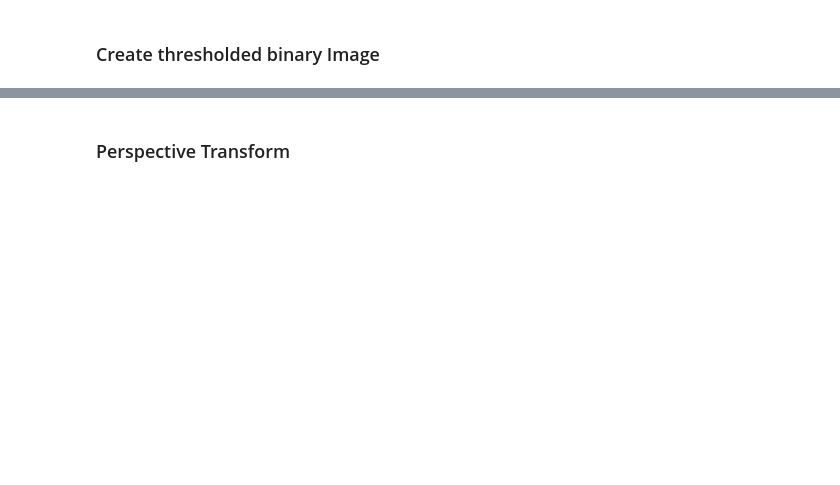
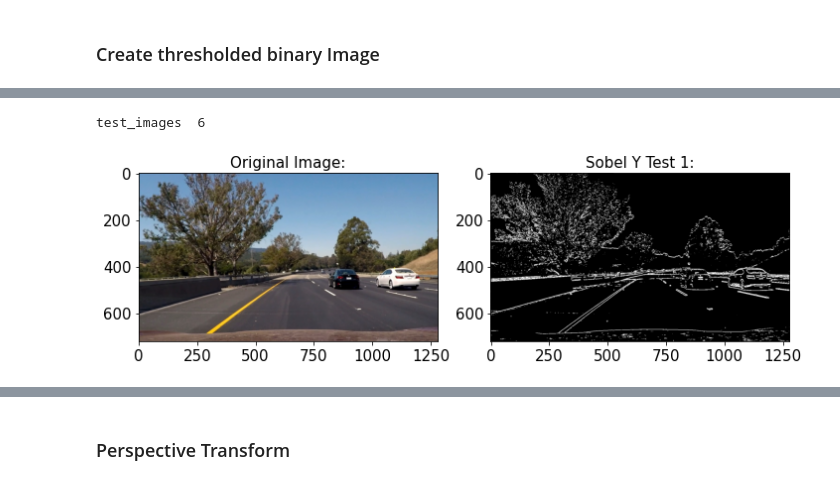
Before and after one commit to Usam95/CarND-Advanced-Lane-Lines, a Jupyter notebook: Advanced_Lane_Lines.ipynb, the cells around one changed output, grey strips where cells are left out. Drawn from its saved outputs; the diff is of its cells as text; code cells hidden in the pictures; blank space fills up the shorter version.

```diff
--- a/Advanced_Lane_Lines.ipynb
+++ b/Advanced_Lane_Lines.ipynb
@@ -91,0 +125,13 @@ def undistort_image(image):
+# %%
+def bgr_to_rgb(img):
+    return cv2.cvtColor(img, cv2.COLOR_BGR2RGB)
+
+def plotter(test_img, new_img, plot_title=None, n=0):
+    f, (ax1, ax2) = plt.subplots(1, 2, figsize=(10,5))
+    f.tight_layout()
+    matplotlib.rc('xtick', labelsize=15)
+    matplotlib.rc('ytick', labelsize=15)
+    ax1.imshow(test_img)
+    ax1.set_title('Original Image:', fontsize=15)
+    ax2.imshow(new_img, cmap='gray')
+    ax2.set_title('{0} Test {1}:'.format(plot_title, n+1), fontsize=15)
@@ -112,3 +295,8 @@ def abs_sobel_thresh(img, orient='x', sobel_kernel=3, thresh=(0,255)):
     binary_output[(scaled_sobel > thresh[0]) & (scaled_sobel <= thresh[1])] = 1
 
     return binary_output
+# %%
+pipeline(op='Sobel Y')
+# %% [output]
+test_images  6
+[figure, added]
```
Also changed, not shown: parts of 20 cells of this notebook.
